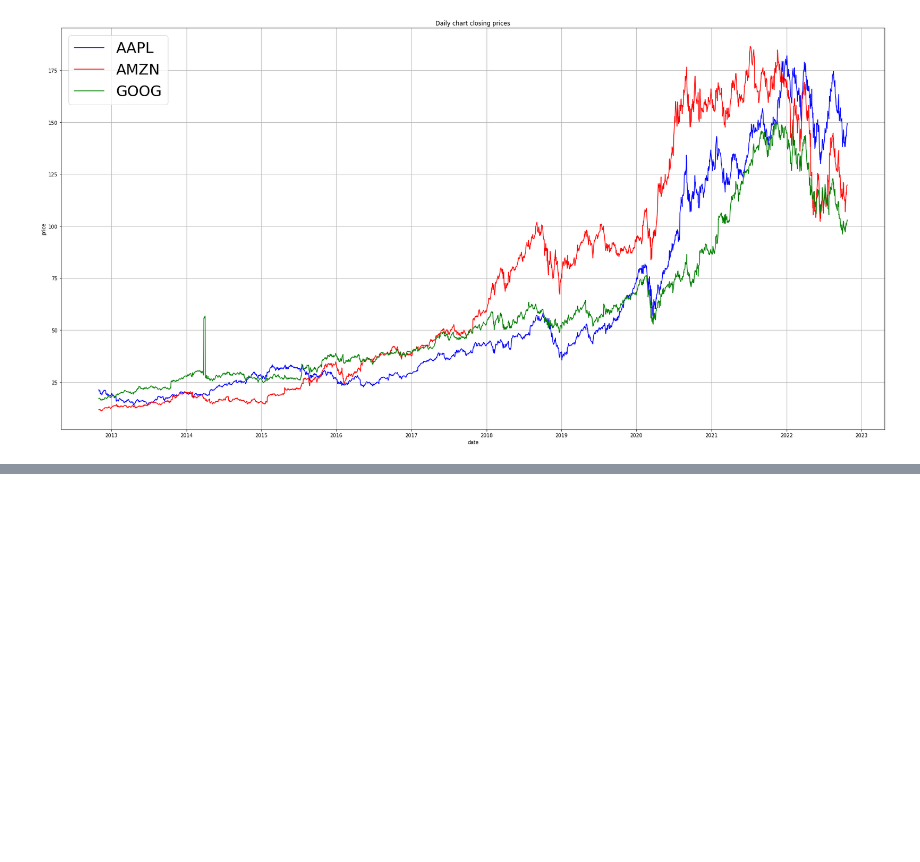
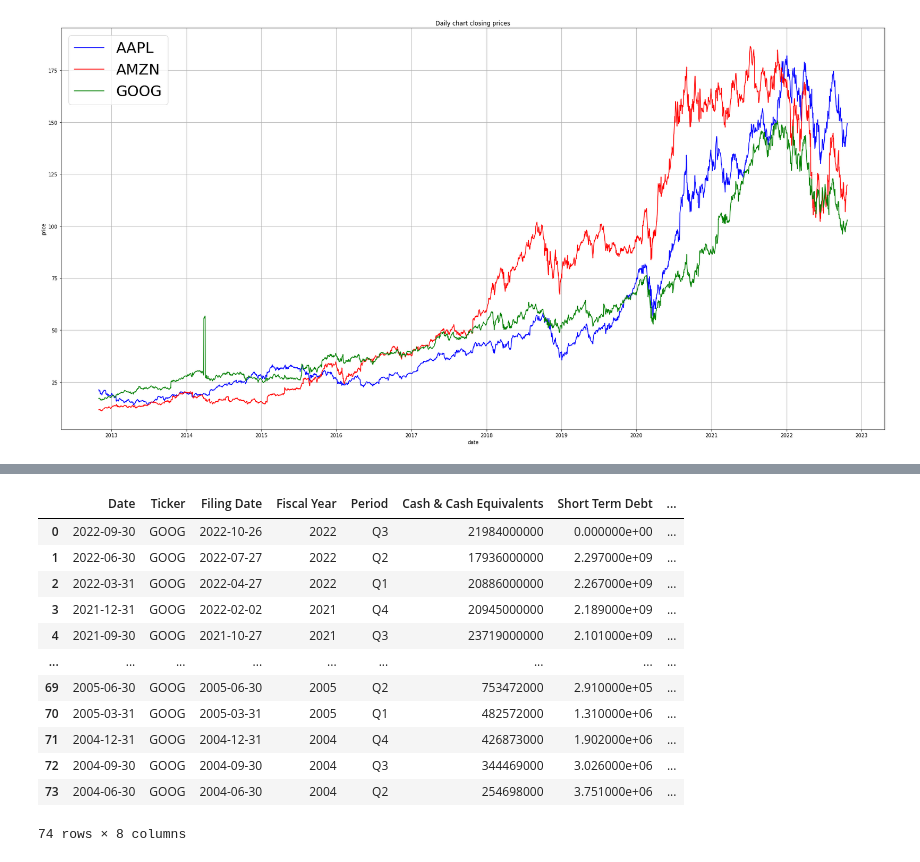
Before and after one commit to lyndsaywylie/Project-1, a Jupyter notebook: lyns.ipynb, the cells around one changed output, grey strips where cells are left out. Drawn from its saved outputs; the diff is of its cells as text; code cells hidden in the pictures; blank space fills up the shorter version.

Commit message:
update income statement and balance sheet code

```diff
--- a/lyns.ipynb
+++ b/lyns.ipynb
@@ -149,3 +149,5 @@ plt.legend(fontsize = "30",loc="upper left")
 # %% [output]
 <matplotlib.legend.Legend at 0x...>
 [figure]
+# %%
+pd.set_option('display.max_columns', None)
@@ -151,0 +423,18 @@ plt.legend(fontsize = "30",loc="upper left")
+# %%
+tickers3 = ["AAPL", "GOOG", "AMZN"]
+
+dum_fiscal_qbs = pd.DataFrame(columns = ["date", "symbol", "fillingDate", "calendarYear",
+                                          "period", "cashAndCashEquivalents", "shortTermDebt", "longTermDebt"])
+
+prep_key = "b4fe65382da39adf450a1bdfc846fd2e"
+for name in tickers3:
+    query_url = f"https://financialmodelingprep.com/api/v3/balance-sheet-statement/{name}?period=quarter&limit=400&apikey={prep_key}"
+    fiscal_response = requests.get(query_url).json()
+    fiscal_qbs = pd.json_normalize(fiscal_response)
+    fiscal_qbs["symbol"] = name
+    fiscal_qbs = fiscal_qbs[["date", "symbol", "fillingDate", "calendarYear",
+                                    "period", "cashAndCashEquivalents", "shortTermDebt", "longTermDebt"]]
+    dum_fiscal_qbs= pd.concat([dum_fiscal_qbs,fiscal_qbs])
+dum_fiscal_qbs.columns=["Date", "Ticker", "Filing Date", "Fiscal Year", "Period",
+                      "Cash & Cash Equivalents", "Short Term Debt", "Long Term Debt"]
+print(dum_fiscal_qbs)
@@ -151,0 +459,29 @@ plt.legend(fontsize = "30",loc="upper left")
+# %%
+#Create copy that won't affect original
+fiscal_qbs = dum_fiscal_qbs.copy(deep=True)
+#print(fiscal_qbs)
+
+#Create separate dataframe based on symbols
+aapl_qbs = fiscal_qbs[fiscal_qbs["Ticker"] == "AAPL"]
+aapl_qbs = pd.DataFrame(aapl_qbs)
+
+amzn_qbs = fiscal_qbs[fiscal_qbs["Ticker"] == "AMZN"]
+amzn_qbs = pd.DataFrame(amzn_qbs)
+
+goog_qbs = fiscal_qbs[fiscal_qbs["Ticker"] == "GOOG"]
+goog_qbs = pd.DataFrame(goog_qbs)
+goog_qbs
+# %% [output]
+|  | Date | Ticker | Filing Date | Fiscal Year | Period | Cash & Cash Equivalents | Short Term Debt | ... |
+| 0 | 2022-09-30 | GOOG | 2022-10-26 | 2022 | Q3 | 21984000000 | 0.000000e+00 | ... |
+| 1 | 2022-06-30 | GOOG | 2022-07-27 | 2022 | Q2 | 17936000000 | 2.297000e+09 | ... |
+| 2 | 2022-03-31 | GOOG | 2022-04-27 | 2022 | Q1 | 20886000000 | 2.267000e+09 | ... |
+| 3 | 2021-12-31 | GOOG | 2022-02-02 | 2021 | Q4 | 20945000000 | 2.189000e+09 | ... |
+| 4 | 2021-09-30 | GOOG | 2021-10-27 | 2021 | Q3 | 23719000000 | 2.101000e+09 | ... |
+| ... | ... | ... | ... | ... | ... | ... | ... | ... |
+| 69 | 2005-06-30 | GOOG | 2005-06-30 | 2005 | Q2 | 753472000 | 2.910000e+05 | ... |
+| 70 | 2005-03-31 | GOOG | 2005-03-31 | 2005 | Q1 | 482572000 | 1.310000e+06 | ... |
+| 71 | 2004-12-31 | GOOG | 2004-12-31 | 2004 | Q4 | 426873000 | 1.902000e+06 | ... |
+| 72 | 2004-09-30 | GOOG | 2004-09-30 | 2004 | Q3 | 344469000 | 3.026000e+06 | ... |
+| 73 | 2004-06-30 | GOOG | 2004-06-30 | 2004 | Q2 | 254698000 | 3.751000e+06 | ... |
+74 rows × 8 columns
```
Also changed, not shown: parts of 9 cells of this notebook.
